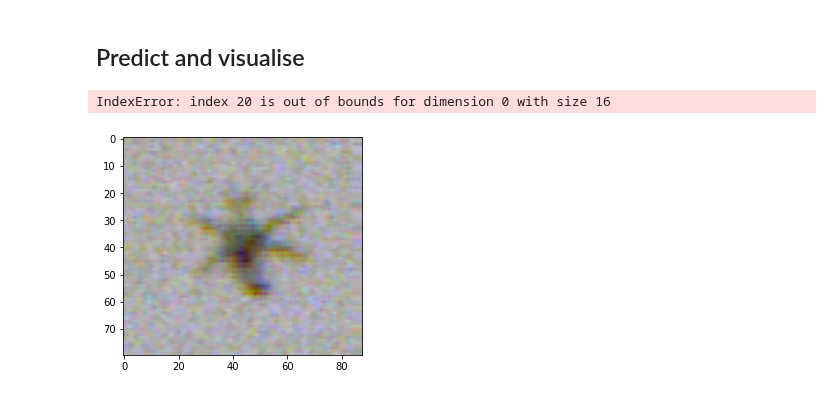
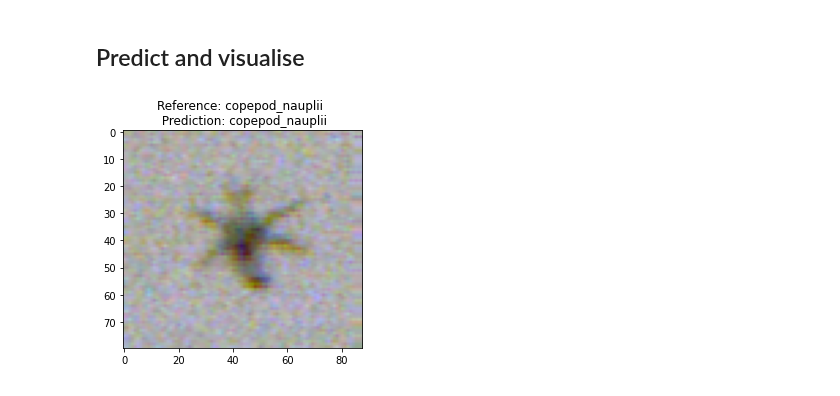
Before and after one commit to alan-turing-institute/plankton-dsg-challenge, a Jupyter notebook: notebooks/python/dsg2021/scivision-model_resnet50.ipynb, the cells around one changed output. Saved outputs shown, nothing was run; the diff lists cells and outputs as text; code cells hidden in the pictures.

```diff
--- a/notebooks/python/dsg2021/scivision-model_resnet50.ipynb
+++ b/notebooks/python/dsg2021/scivision-model_resnet50.ipynb
@@ -86,6 +86,8 @@ with torch.no_grad():
         outputs = model.predict(inputs)
         _, preds = torch.max(outputs, 1)
         break
+# %%
+labels_map = PlanktonLabels(experiment='label3_detritus').labels()
 # %%
 im_idx = 20
 im_target = ds_holdout_labelled.sel(concat_dim=ds_holdout_labelled.concat_dim[im_idx])
@@ -96,8 +98,7 @@ iml = im_target.image_length.values
 # %%
 plt.figure()
 plt.imshow(image[0:iml, 0:imw, :])
-plt.title("Reference: {} \n Prediction: {}".format(label_gt, preds[im_idx]))
+plt.title("Reference: {} \n Prediction: {}".format(label_gt, labels_map[int(preds[im_idx].detach().numpy())]))
 plt.show()
 # %% [output]
-IndexError: index 20 is out of bounds for dimension 0 with size 16
-[figure, old version]
+[figure, new version]
```
Also changed, not shown: parts of 1 cell of this notebook, 1 other file.
